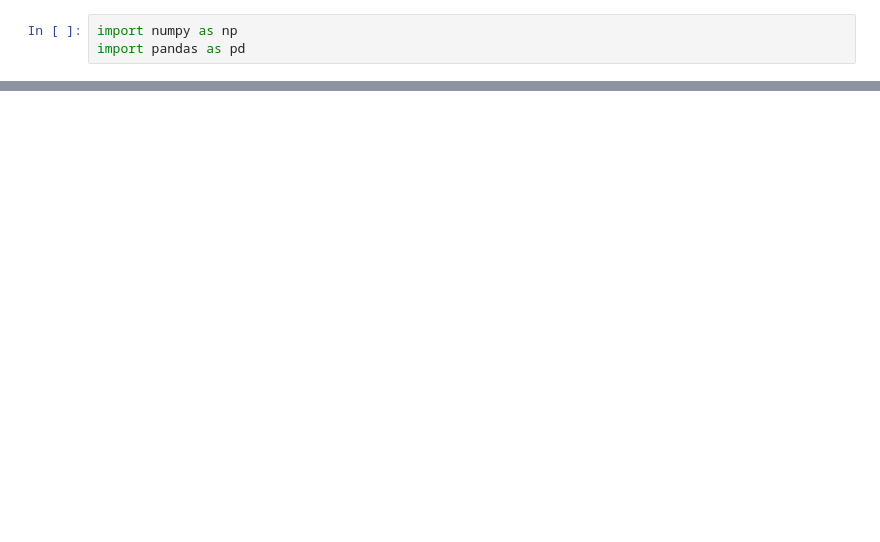
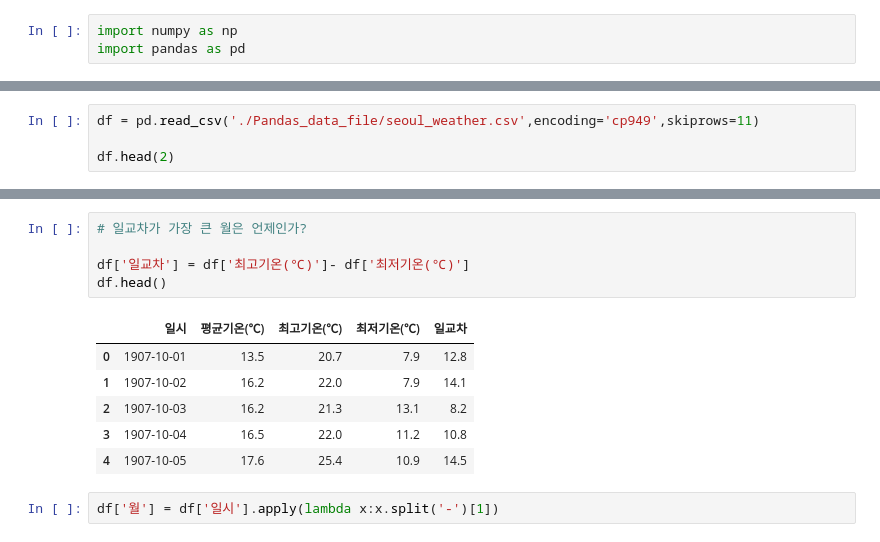
Before and after one commit to 21ckwj/fintech, a Jupyter notebook: Pandas/Pandas_seoulweather_0126.ipynb, the cells around one changed output, grey strips where cells are left out. Cells and saved outputs as stored; diff of their text form; blank space fills up the shorter version.

```diff
--- a/Pandas/Pandas_seoulweather_0126.ipynb
+++ b/Pandas/Pandas_seoulweather_0126.ipynb
@@ -8,0 +154,4 @@ UnicodeDecodeError: 'utf-8' codec can't decode byte 0xb0 in position 2: invalid
+# %%
+df = pd.read_csv('./Pandas_data_file/seoul_weather.csv',encoding='cp949',skiprows=11)
+
+df.head(2)
@@ -8,0 +197,14 @@ UnicodeDecodeError: 'utf-8' codec can't decode byte 0xb0 in position 2: invalid
+# %%
+# 일교차가 가장 큰 월은 언제인가?
+
+df['일교차'] = df['최고기온(℃)']- df['최저기온(℃)']
+df.head()
+# %% [output]
+|  | 일시 | 평균기온(℃) | 최고기온(℃) | 최저기온(℃) | 일교차 |
+| 0 | 1907-10-01 | 13.5 | 20.7 | 7.9 | 12.8 |
+| 1 | 1907-10-02 | 16.2 | 22.0 | 7.9 | 14.1 |
+| 2 | 1907-10-03 | 16.2 | 21.3 | 13.1 | 8.2 |
+| 3 | 1907-10-04 | 16.5 | 22.0 | 11.2 | 10.8 |
+| 4 | 1907-10-05 | 17.6 | 25.4 | 10.9 | 14.5 |
+# %%
+df['월'] = df['일시'].apply(lambda x:x.split('-')[1])
```
Also changed, not shown: parts of 24 cells of this notebook, 6 other files.
